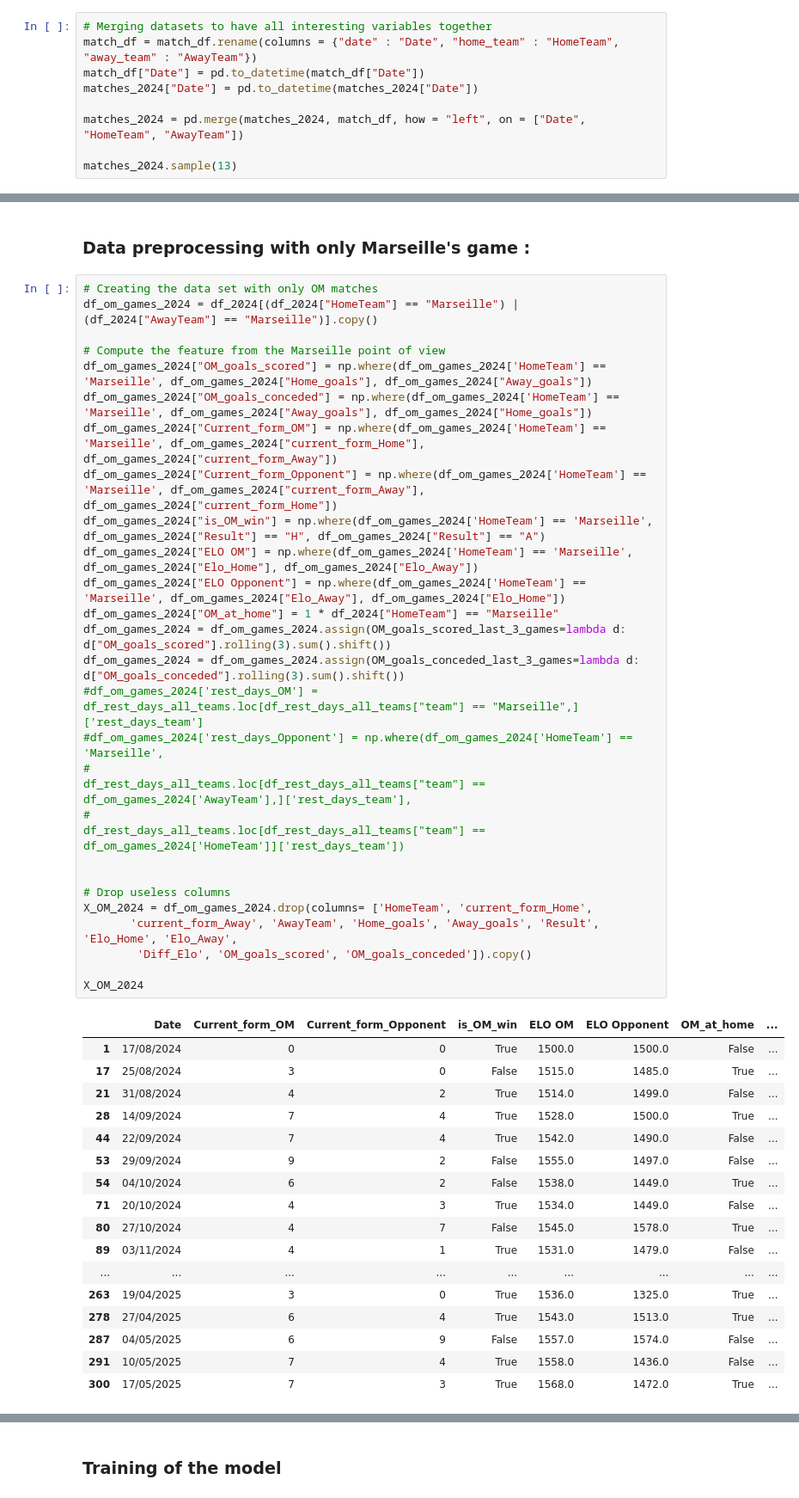
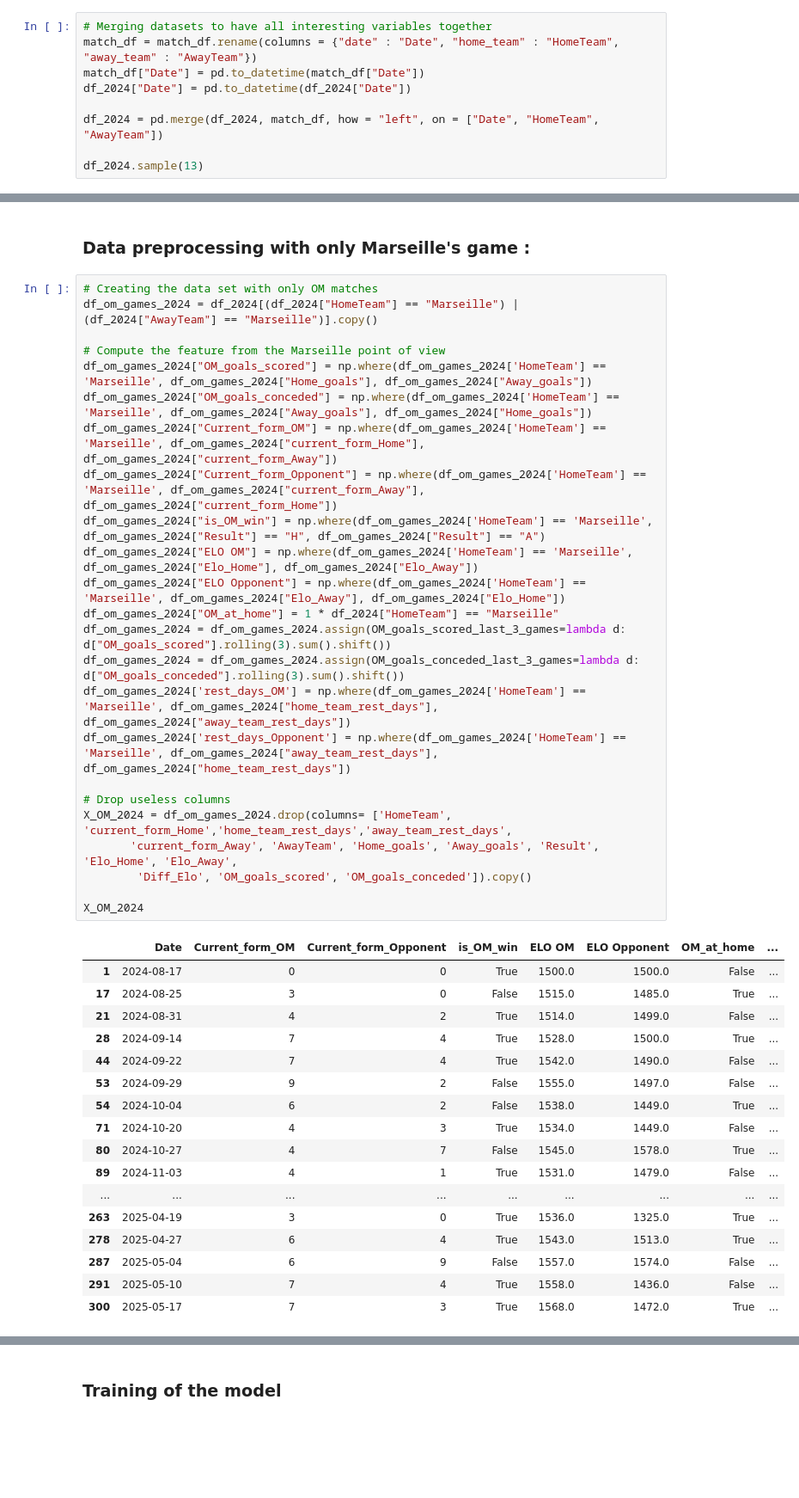
Before and after one commit to oliversmith13/Marseille_wins, a Jupyter notebook: main_notebook_Oli.ipynb, the cells around one changed output, grey strips where cells are left out. Shown at 86% size. Drawn from its saved outputs; the diff is of its cells as text; blank space fills up the shorter version.

```diff
--- a/main_notebook_Oli.ipynb
+++ b/main_notebook_Oli.ipynb
@@ -350,9 +350,9 @@ None
 # Merging datasets to have all interesting variables together
 match_df = match_df.rename(columns = {"date" : "Date", "home_team" : "HomeTeam", "away_team" : "AwayTeam"})
 match_df["Date"] = pd.to_datetime(match_df["Date"])
-matches_2024["Date"] = pd.to_datetime(matches_2024["Date"])
+df_2024["Date"] = pd.to_datetime(df_2024["Date"])
 
-matches_2024 = pd.merge(matches_2024, match_df, how = "left", on = ["Date", "HomeTeam", "AwayTeam"])
+df_2024 = pd.merge(df_2024, match_df, how = "left", on = ["Date", "HomeTeam", "AwayTeam"])
 
-matches_2024.sample(13)
+df_2024.sample(13)
 # %% [output]
@@ -421,48 +421,45 @@ The results are insanely bad. Cannot get worse at least
 # %%
 # Creating the data set with only OM matches
 df_om_games_2024 = df_2024[(df_2024["HomeTeam"] == "Marseille") | (df_2024["AwayTeam"] == "Marseille")].copy()
 
 # Compute the feature from the Marseille point of view
 df_om_games_2024["OM_goals_scored"] = np.where(df_om_games_2024['HomeTeam'] == 'Marseille', df_om_games_2024["Home_goals"], df_om_games_2024["Away_goals"])
 df_om_games_2024["OM_goals_conceded"] = np.where(df_om_games_2024['HomeTeam'] == 'Marseille', df_om_games_2024["Away_goals"], df_om_games_2024["Home_goals"])
 df_om_games_2024["Current_form_OM"] = np.where(df_om_games_2024['HomeTeam'] == 'Marseille', df_om_games_2024["current_form_Home"], df_om_games_2024["current_form_Away"])
 df_om_games_2024["Current_form_Opponent"] = np.where(df_om_games_2024['HomeTeam'] == 'Marseille', df_om_games_2024["current_form_Away"], df_om_games_2024["current_form_Home"])
 df_om_games_2024["is_OM_win"] = np.where(df_om_games_2024['HomeTeam'] == 'Marseille', df_om_games_2024["Result"] == "H", df_om_games_2024["Result"] == "A")
 df_om_games_2024["ELO OM"] = np.where(df_om_games_2024['HomeTeam'] == 'Marseille', df_om_games_2024["Elo_Home"], df_om_games_2024["Elo_Away"])
 df_om_games_2024["ELO Opponent"] = np.where(df_om_games_2024['HomeTeam'] == 'Marseille', df_om_games_2024["Elo_Away"], df_om_games_2024["Elo_Home"])
 df_om_games_2024["OM_at_home"] = 1 * df_2024["HomeTeam"] == "Marseille"
 df_om_games_2024 = df_om_games_2024.assign(OM_goals_scored_last_3_games=lambda d: d["OM_goals_scored"].rolling(3).sum().shift())
 df_om_games_2024 = df_om_games_2024.assign(OM_goals_conceded_last_3_games=lambda d: d["OM_goals_conceded"].rolling(3).sum().shift())
-#df_om_games_2024['rest_days_OM'] = df_rest_days_all_teams.loc[df_rest_days_all_teams["team"] == "Marseille",]['rest_days_team']
-#df_om_games_2024['rest_days_Opponent'] = np.where(df_om_games_2024['HomeTeam'] == 'Marseille',
-#                                                  df_rest_days_all_teams.loc[df_rest_days_all_teams["team"] == df_om_games_2024['AwayTeam'],]['rest_days_team'],
-#                                                    df_rest_days_all_teams.loc[df_rest_days_all_teams["team"] == df_om_games_2024['HomeTeam']]['rest_days_team'])
-
+df_om_games_2024['rest_days_OM'] = np.where(df_om_games_2024['HomeTeam'] == 'Marseille', df_om_games_2024["home_team_rest_days"], df_om_games_2024["away_team_rest_days"])
+df_om_games_2024['rest_days_Opponent'] = np.where(df_om_games_2024['HomeTeam'] == 'Marseille', df_om_games_2024["away_team_rest_days"], df_om_games_2024["home_team_rest_days"])
 
 # Drop useless columns
-X_OM_2024 = df_om_games_2024.drop(columns= ['HomeTeam', 'current_form_Home',
+X_OM_2024 = df_om_games_2024.drop(columns= ['HomeTeam', 'current_form_Home','home_team_rest_days','away_team_rest_days',
        'current_form_Away', 'AwayTeam', 'Home_goals', 'Away_goals', 'Result', 'Elo_Home', 'Elo_Away',
         'Diff_Elo', 'OM_goals_scored', 'OM_goals_conceded']).copy()
 
 X_OM_2024
 # %% [output]
 |  | Date | Current_form_OM | Current_form_Opponent | is_OM_win | ELO OM | ELO Opponent | OM_at_home | ... |
-| 1 | 17/08/2024 | 0 | 0 | True | 1500.0 | 1500.0 | False | ... |
-| 17 | 25/08/2024 | 3 | 0 | False | 1515.0 | 1485.0 | True | ... |
-| 21 | 31/08/2024 | 4 | 2 | True | 1514.0 | 1499.0 | False | ... |
-| 28 | 14/09/2024 | 7 | 4 | True | 1528.0 | 1500.0 | True | ... |
-| 44 | 22/09/2024 | 7 | 4 | True | 1542.0 | 1490.0 | False | ... |
-| 53 | 29/09/2024 | 9 | 2 | False | 1555.0 | 1497.0 | False | ... |
-| 54 | 04/10/2024 | 6 | 2 | False | 1538.0 | 1449.0 | True | ... |
-| 71 | 20/10/2024 | 4 | 3 | True | 1534.0 | 1449.0 | False | ... |
-| 80 | 27/10/2024 | 4 | 7 | False | 1545.0 | 1578.0 | True | ... |
-| 89 | 03/11/2024 | 4 | 1 | True | 1531.0 | 1479.0 | False | ... |
+| 1 | 2024-08-17 | 0 | 0 | True | 1500.0 | 1500.0 | False | ... |
+| 17 | 2024-08-25 | 3 | 0 | False | 1515.0 | 1485.0 | True | ... |
+| 21 | 2024-08-31 | 4 | 2 | True | 1514.0 | 1499.0 | False | ... |
+| 28 | 2024-09-14 | 7 | 4 | True | 1528.0 | 1500.0 | True | ... |
+| 44 | 2024-09-22 | 7 | 4 | True | 1542.0 | 1490.0 | False | ... |
+| 53 | 2024-09-29 | 9 | 2 | False | 1555.0 | 1497.0 | False | ... |
+| 54 | 2024-10-04 | 6 | 2 | False | 1538.0 | 1449.0 | True | ... |
+| 71 | 2024-10-20 | 4 | 3 | True | 1534.0 | 1449.0 | False | ... |
+| 80 | 2024-10-27 | 4 | 7 | False | 1545.0 | 1578.0 | True | ... |
+| 89 | 2024-11-03 | 4 | 1 | True | 1531.0 | 1479.0 | False | ... |
 | ... | ... | ... | ... | ... | ... | ... | ... | ... |
-| 263 | 19/04/2025 | 3 | 0 | True | 1536.0 | 1325.0 | True | ... |
-| 278 | 27/04/2025 | 6 | 4 | True | 1543.0 | 1513.0 | True | ... |
-| 287 | 04/05/2025 | 6 | 9 | False | 1557.0 | 1574.0 | False | ... |
-| 291 | 10/05/2025 | 7 | 4 | True | 1558.0 | 1436.0 | False | ... |
-| 300 | 17/05/2025 | 7 | 3 | True | 1568.0 | 1472.0 | True | ... |
+| 263 | 2025-04-19 | 3 | 0 | True | 1536.0 | 1325.0 | True | ... |
+| 278 | 2025-04-27 | 6 | 4 | True | 1543.0 | 1513.0 | True | ... |
+| 287 | 2025-05-04 | 6 | 9 | False | 1557.0 | 1574.0 | False | ... |
+| 291 | 2025-05-10 | 7 | 4 | True | 1558.0 | 1436.0 | False | ... |
+| 300 | 2025-05-17 | 7 | 3 | True | 1568.0 | 1472.0 | True | ... |
 # %%
 # Drop the Nan
 print(X_OM_2024.isna().sum())
```
Also changed, not shown: parts of 9 cells of this notebook.
